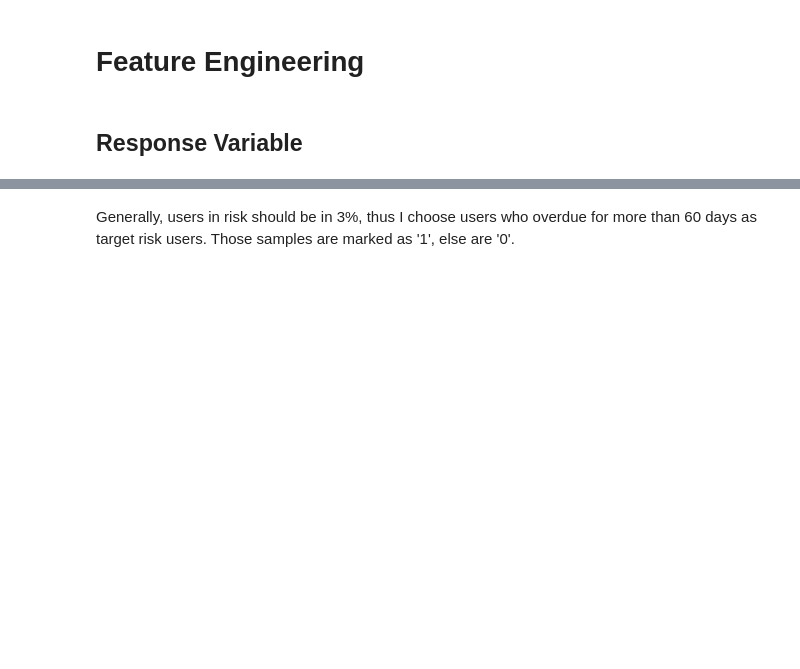
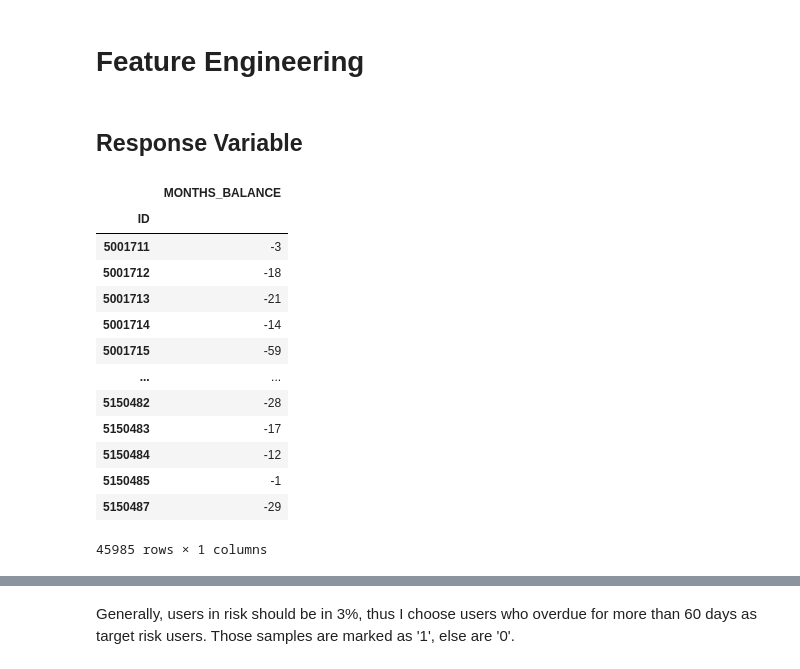
Before and after one commit to Yaikazeeman/AI-group-project, a Jupyter notebook: credit-card-approval-prediction-using-ml.ipynb, the cells around one changed output, grey strips where cells are left out. Saved outputs shown, nothing was run; the diff lists cells and outputs as text; code cells hidden in the pictures; blank space fills up the shorter version.

```diff
--- a/credit-card-approval-prediction-using-ml.ipynb
+++ b/credit-card-approval-prediction-using-ml.ipynb
@@ -81,5 +81,19 @@ record.head(10)
 # %%
 # find all users' account open month.
 begin_month=pd.DataFrame(record.groupby(["ID"])["MONTHS_BALANCE"].agg(min))
-begin_month=begin_month.rename(columns={'MONTHS_BALANCE':'begin_month'})
-new_data=pd.merge(data,begin_month,how="left",on="ID") #merge to record data
+begin_month
+# %% [output]
+|  | MONTHS_BALANCE |
+| ID |  |
+| 5001711 | -3 |
+| 5001712 | -18 |
+| 5001713 | -21 |
+| 5001714 | -14 |
+| 5001715 | -59 |
+| ... | ... |
+| 5150482 | -28 |
+| 5150483 | -17 |
+| 5150484 | -12 |
+| 5150485 | -1 |
+| 5150487 | -29 |
+45985 rows × 1 columns
```
Also changed, not shown: parts of 4 cells of this notebook, 2 other files.
